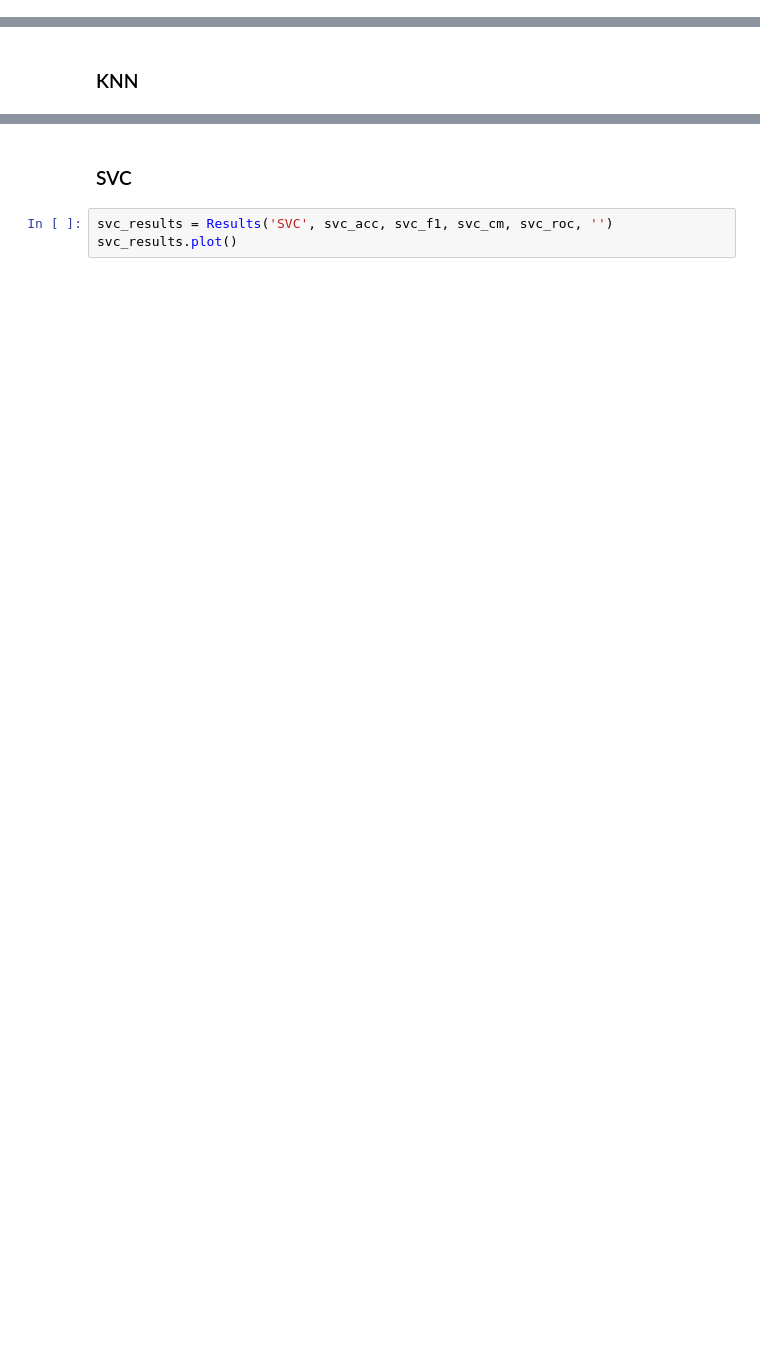
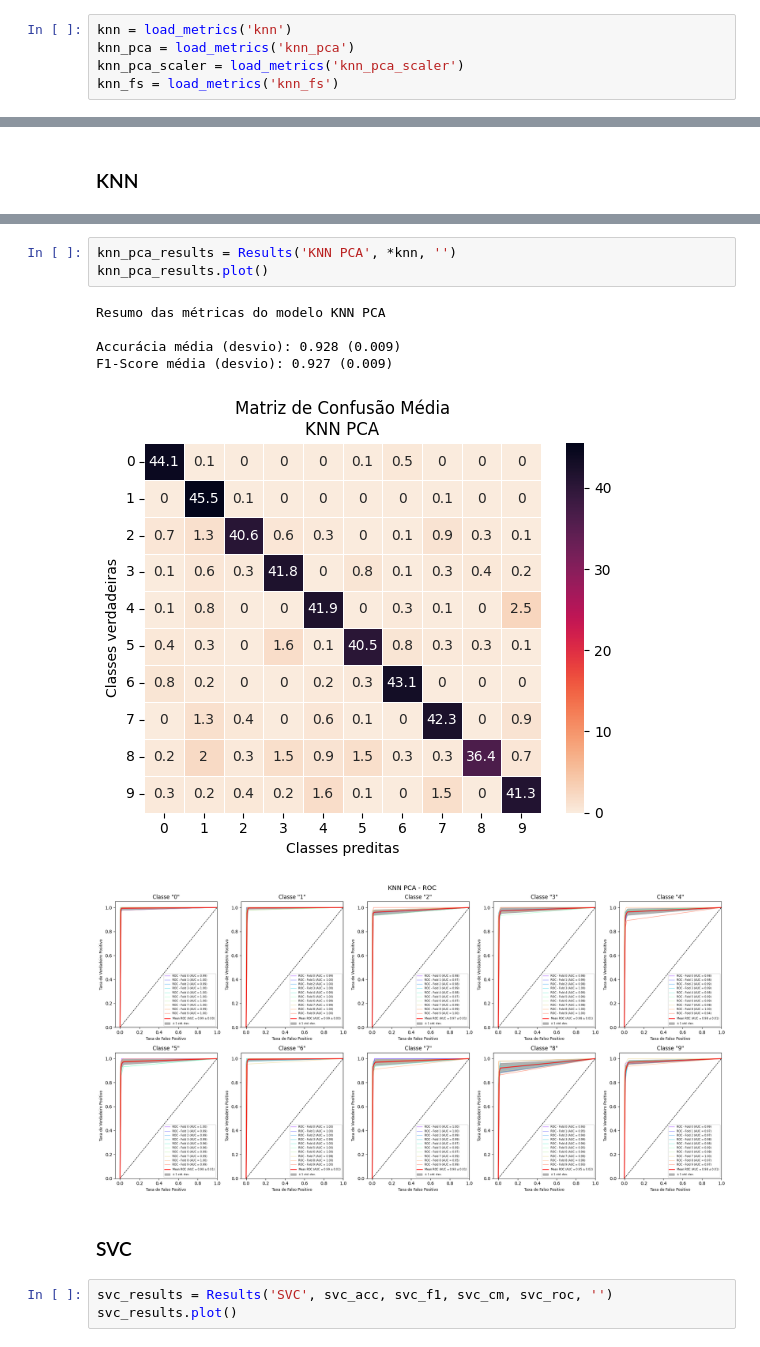
Before and after one commit to carlosgcarneiro/PESMnist, a Jupyter notebook: aed_mnist.ipynb, the cells around one changed output, grey strips where cells are left out. Drawn from its saved outputs; the diff is of its cells as text; blank space fills up the shorter version.

```diff
--- a/aed_mnist.ipynb
+++ b/aed_mnist.ipynb
@@ -57,3 +57,8 @@ mnb_acc, mnb_f1, mnb_cm, mnb_roc = load_metrics('MultinomialNB')
 mlp_acc, mlp_f1, mlp_cm, mlp_roc = load_metrics('MLP')
 knn_acc, knn_f1, knn_cm, knn_roc = load_metrics('KNN')
 svc_acc, svc_f1, svc_cm, svc_roc = load_metrics('SVC')
+# %%
+knn = load_metrics('knn')
+knn_pca = load_metrics('knn_pca')
+knn_pca_scaler = load_metrics('knn_pca_scaler')
+knn_fs = load_metrics('knn_fs')
@@ -144,3 +192,13 @@ F1-Score média (desvio): 0.938 (0.019)
+# %%
+knn_pca_results = Results('KNN PCA', *knn, '')
+knn_pca_results.plot()
+# %% [output]
+Resumo das métricas do modelo KNN PCA
+
+Accurácia média (desvio): 0.928 (0.009)
+F1-Score média (desvio): 0.927 (0.009)
+[figure, added]
+[figure, added]
 # %% [markdown]
 ### SVC
 # %%
```
Also changed, not shown: parts of 17 cells of this notebook, 50 other files.
